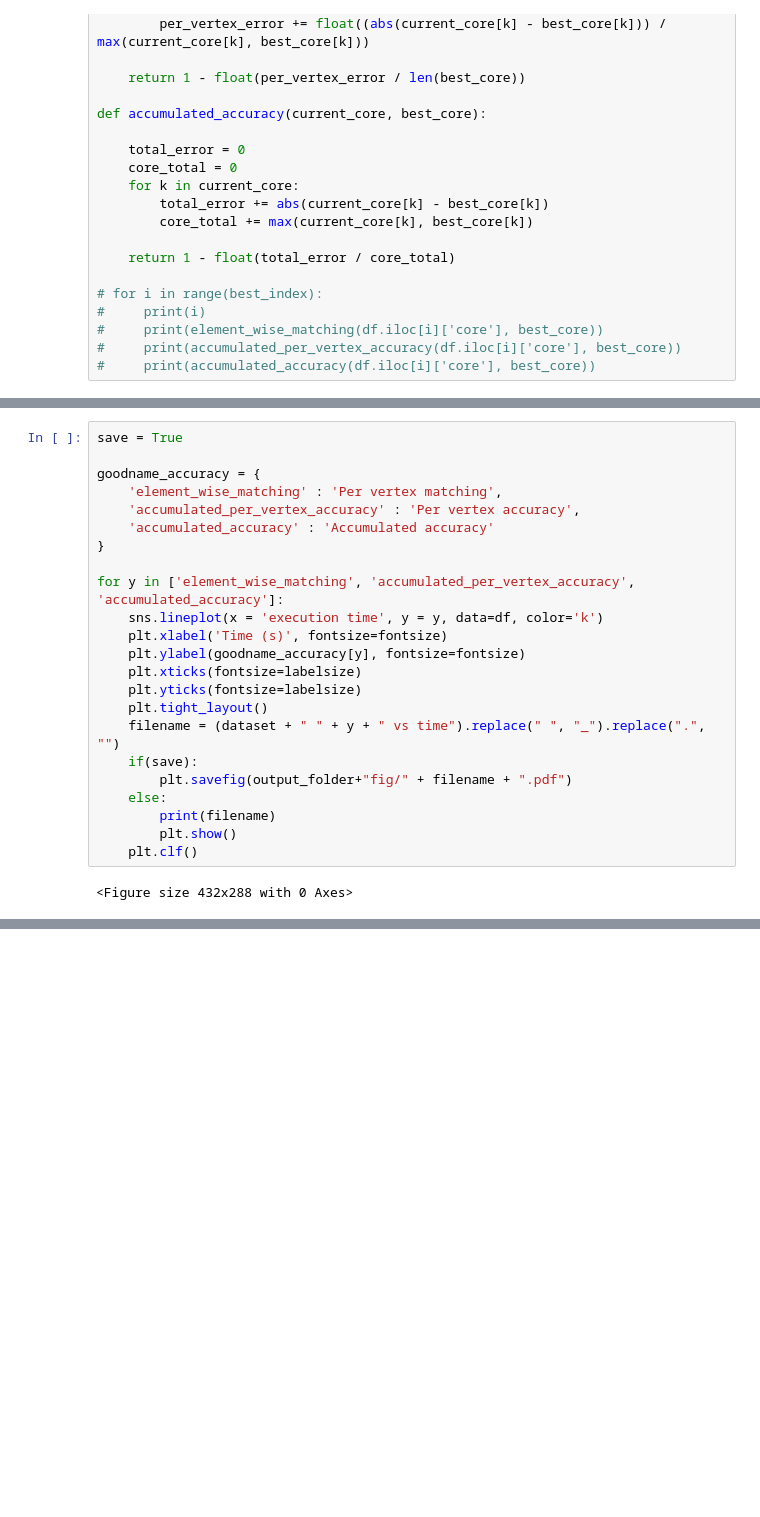
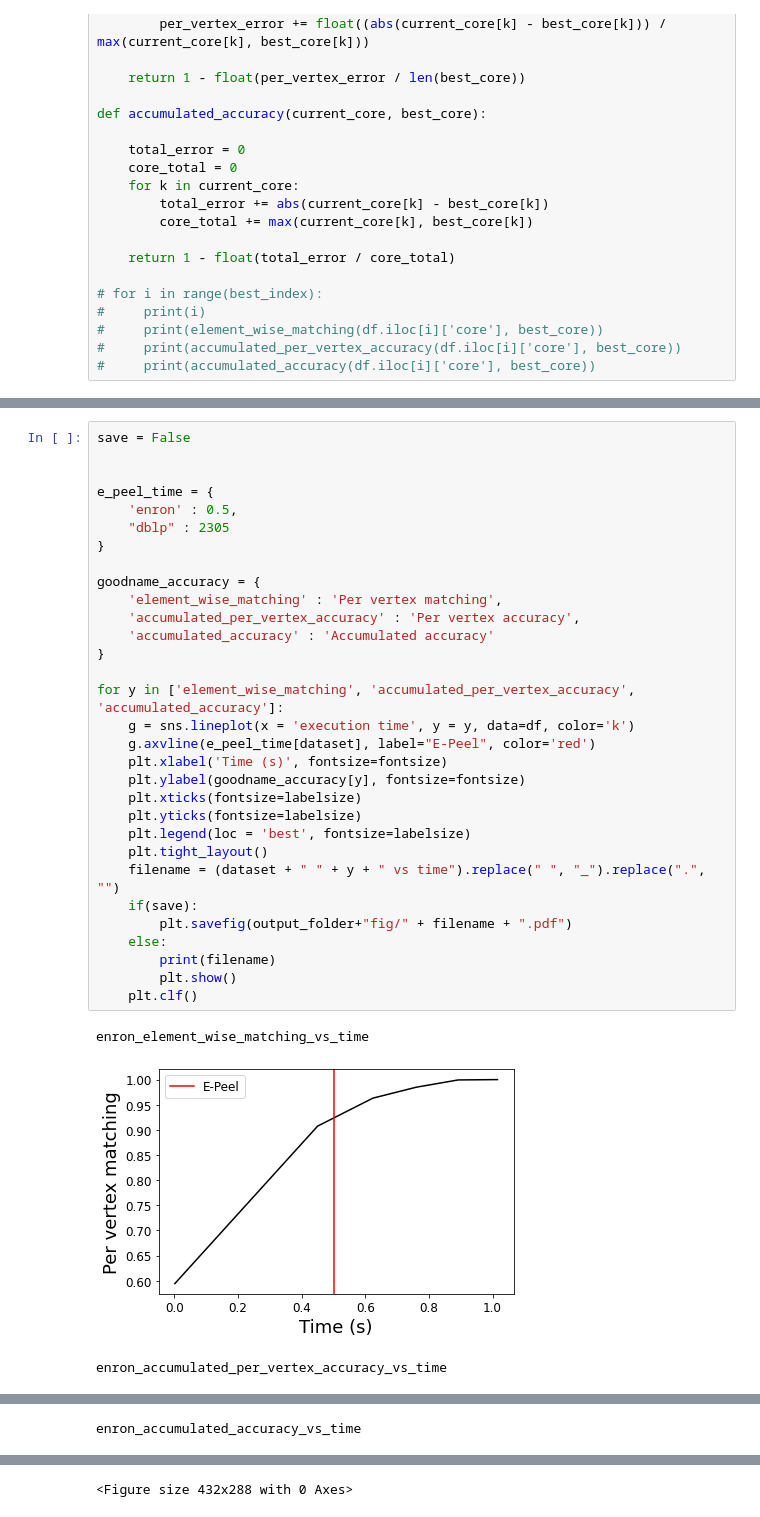
Before and after one commit to bishwamittra/scripts_hg-core-decomposition, a Jupyter notebook: read_output.ipynb, the cells around one changed output, grey strips where cells are left out. Saved outputs shown, nothing was run; the diff lists cells and outputs as text; blank space fills up the shorter version.

Commit message:
minor edits for adding time on x axis

```diff
--- a/read_output.ipynb
+++ b/read_output.ipynb
@@ -821,27 +821,37 @@ df
 | 4 | opt_local_core | {'1': 24, '100': 15, '1000': 24, ... | enron | 0.891777 | 4.0 | 4.0 | 0.0 | ... |
 | 5 | opt_local_core | {'1': 24, '100': 15, '1000': 24, ... | enron | 1.015361 | 5.0 | 4.0 | 0.0 | ... |
 # %%
-save = True
+save = False
+
+
+e_peel_time = {
+    'enron' : 0.5,
+    "dblp" : 2305
+}
 
 goodname_accuracy = {
     'element_wise_matching' : 'Per vertex matching',
     'accumulated_per_vertex_accuracy' : 'Per vertex accuracy',
     'accumulated_accuracy' : 'Accumulated accuracy'
 }
 
 for y in ['element_wise_matching', 'accumulated_per_vertex_accuracy', 'accumulated_accuracy']:
-    sns.lineplot(x = 'execution time', y = y, data=df, color='k')
+    g = sns.lineplot(x = 'execution time', y = y, data=df, color='k')
+    g.axvline(e_peel_time[dataset], label="E-Peel", color='red')
     plt.xlabel('Time (s)', fontsize=fontsize)
     plt.ylabel(goodname_accuracy[y], fontsize=fontsize)
     plt.xticks(fontsize=labelsize)
     plt.yticks(fontsize=labelsize)
+    plt.legend(loc = 'best', fontsize=labelsize)
     plt.tight_layout()
     filename = (dataset + " " + y + " vs time").replace(" ", "_").replace(".", "")
     if(save):
         plt.savefig(output_folder+"fig/" + filename + ".pdf")
     else:
         print(filename)
         plt.show()
     plt.clf()
 # %% [output]
-<Figure size 432x288 with 0 Axes>
+enron_element_wise_matching_vs_time
+[figure, added]
+enron_accumulated_per_vertex_accuracy_vs_time
@@ -847,0 +859 @@ for y in ['element_wise_matching', 'accumulated_per_vertex_accuracy', 'accumulat
+enron_accumulated_accuracy_vs_time
@@ -847,0 +861 @@ for y in ['element_wise_matching', 'accumulated_per_vertex_accuracy', 'accumulat
+<Figure size 432x288 with 0 Axes>
```
Also changed, not shown: parts of 1 cell of this notebook.
